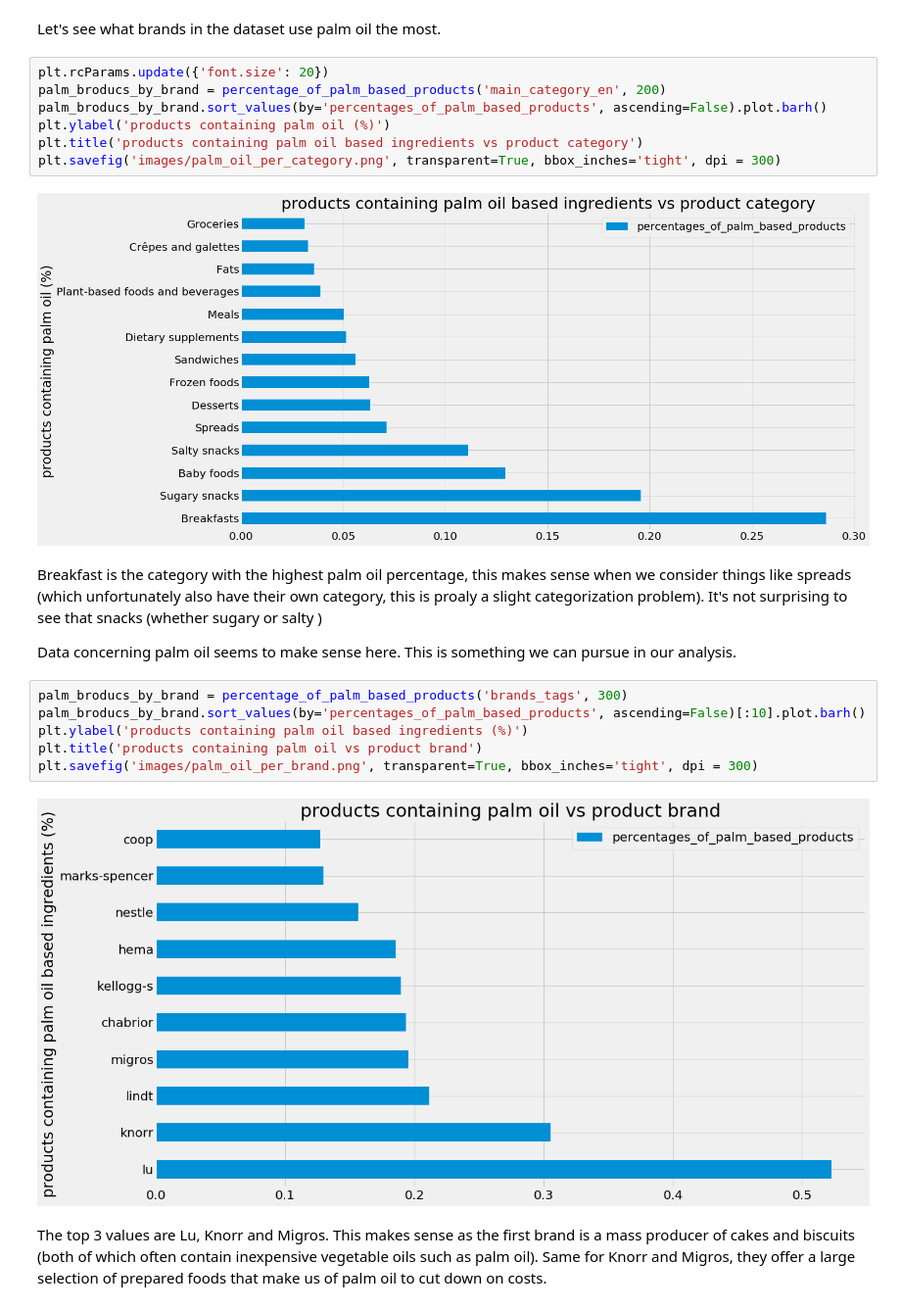
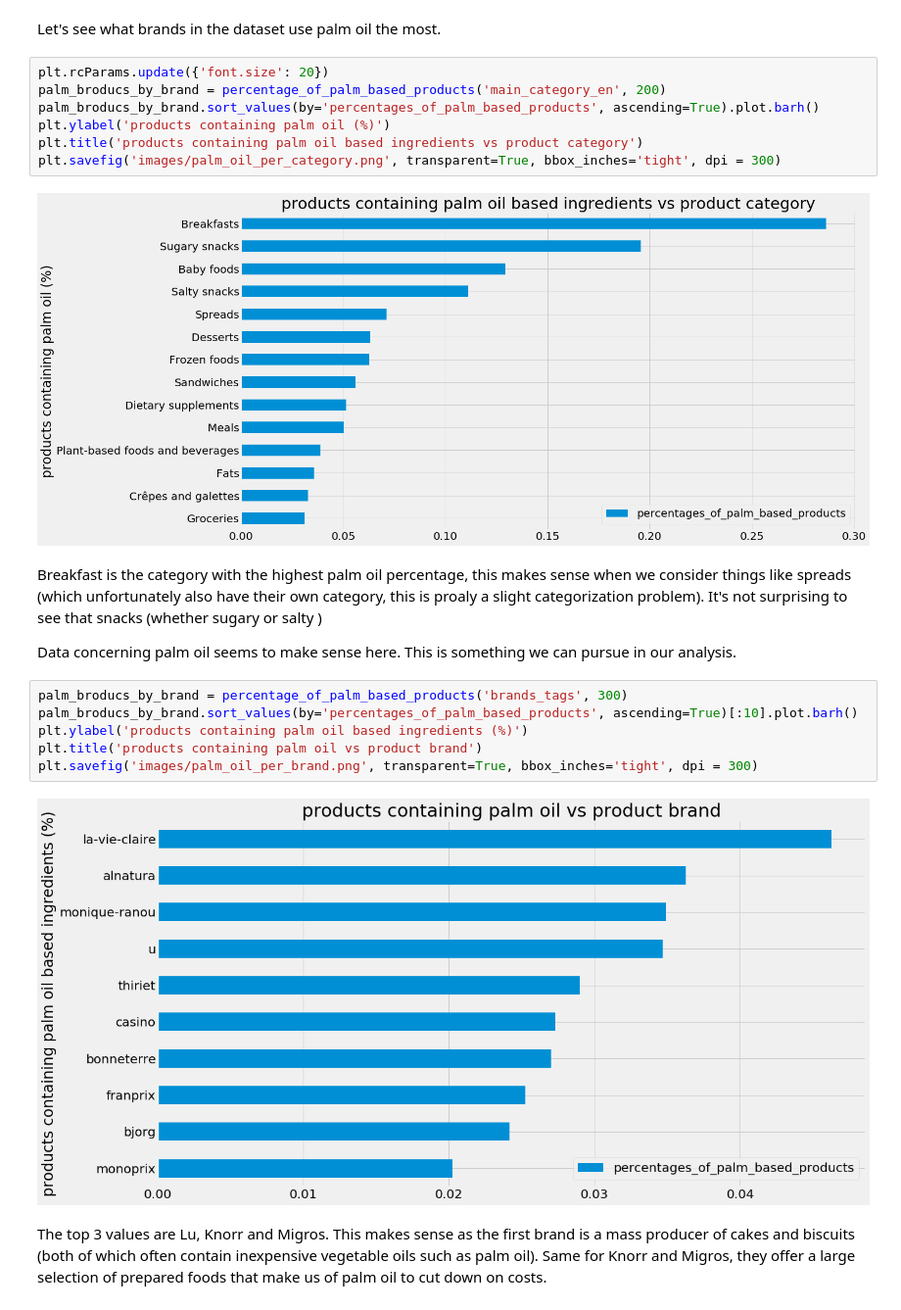
Before and after one commit to lbasseto/meyran-open-food-facts, a Jupyter notebook: Data PreProcessing.ipynb, the cells around one changed output. Shown at 98% size. Drawn from its saved outputs; the diff is of its cells as text.

```diff
--- a/Data PreProcessing.ipynb
+++ b/Data PreProcessing.ipynb
@@ -664,24 +674,24 @@ Let's see what brands in the dataset use palm oil the most.
 # %%
 plt.rcParams.update({'font.size': 20})
 palm_broducs_by_brand = percentage_of_palm_based_products('main_category_en', 200)
-palm_broducs_by_brand.sort_values(by='percentages_of_palm_based_products', ascending=False).plot.barh()
+palm_broducs_by_brand.sort_values(by='percentages_of_palm_based_products', ascending=True).plot.barh()
 plt.ylabel('products containing palm oil (%)')
 plt.title('products containing palm oil based ingredients vs product category')
 plt.savefig('images/palm_oil_per_category.png', transparent=True, bbox_inches='tight', dpi = 300)
 # %% [output]
-[figure, old version]
+[figure, new version]
 # %% [markdown]
 Breakfast is the category with the highest palm oil percentage, this makes sense when we consider things like spreads (which unfortunately also have their own category, this is proaly a slight categorization problem). It's not surprising to see that snacks (whether sugary or salty )
 
 Data concerning palm oil seems to make sense here. This is something we can pursue in our analysis.
 # %%
 palm_broducs_by_brand = percentage_of_palm_based_products('brands_tags', 300)
-palm_broducs_by_brand.sort_values(by='percentages_of_palm_based_products', ascending=False)[:10].plot.barh()
+palm_broducs_by_brand.sort_values(by='percentages_of_palm_based_products', ascending=True)[:10].plot.barh()
 plt.ylabel('products containing palm oil based ingredients (%)')
 plt.title('products containing palm oil vs product brand')
 plt.savefig('images/palm_oil_per_brand.png', transparent=True, bbox_inches='tight', dpi = 300)
 # %% [output]
-[figure, old version]
+[figure, new version]
 # %% [markdown]
 The top 3 values are Lu, Knorr and Migros. This makes sense as the first brand is a mass producer of cakes and biscuits (both of which often contain inexpensive vegetable oils such as palm oil). Same for Knorr and Migros, they offer a large selection of prepared foods that make us of palm oil to cut down on costs.
 # %% [markdown]
```
Also changed, not shown: parts of 24 cells of this notebook, 6 other files.
